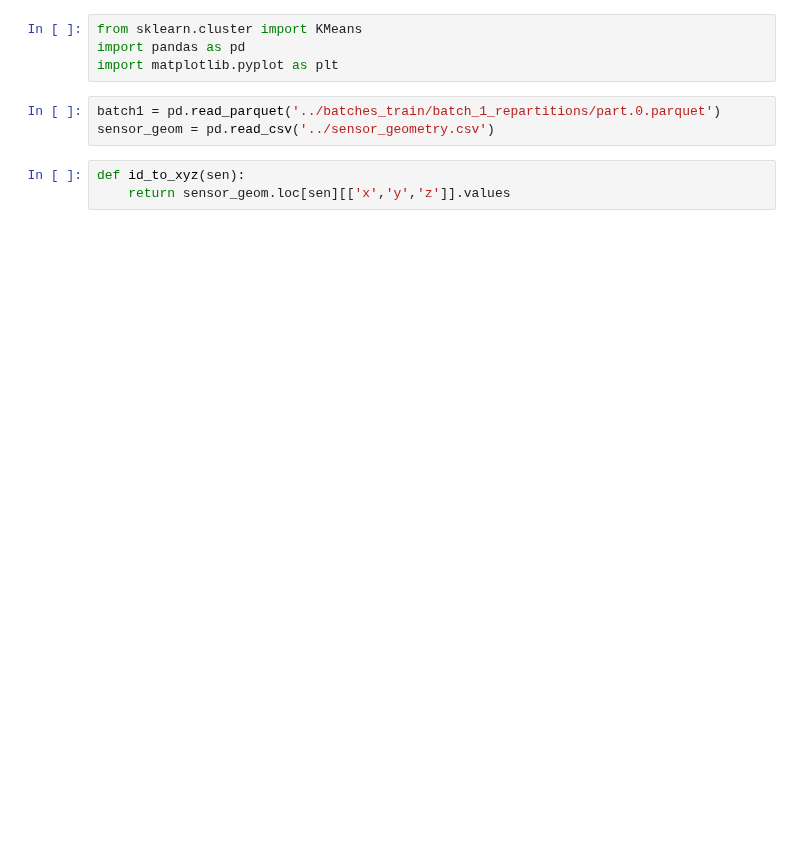
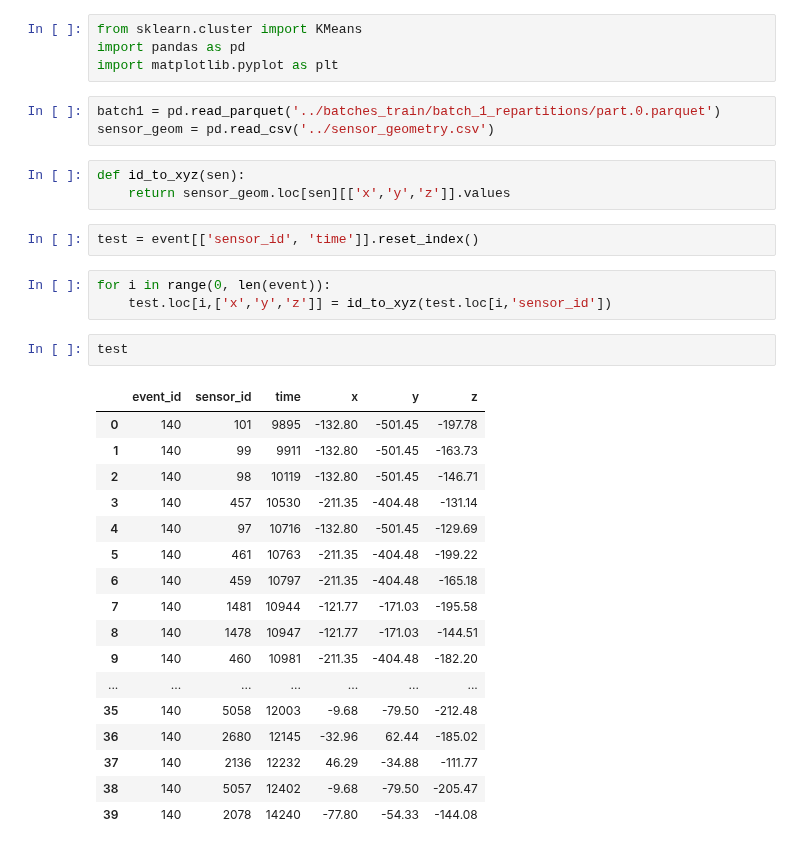
Before and after one commit to kdv97/ice-cube, a Jupyter notebook: Exploratory Data Analysis/clustering.ipynb, the cells around one changed output. Cells and saved outputs as stored; diff of their text form; blank space fills up the shorter version.

```diff
--- a/Exploratory Data Analysis/clustering.ipynb
+++ b/Exploratory Data Analysis/clustering.ipynb
@@ -8,4 +8,29 @@ sensor_geom = pd.read_csv('../sensor_geometry.csv')
 # %%
 def id_to_xyz(sen):
     return sensor_geom.loc[sen][['x','y','z']].values
+# %%
+test = event[['sensor_id', 'time']].reset_index()
+# %%
+for i in range(0, len(event)):
+    test.loc[i,['x','y','z']] = id_to_xyz(test.loc[i,'sensor_id'])
+# %%
+test
+# %% [output]
+|  | event_id | sensor_id | time | x | y | z |
+| 0 | 140 | 101 | 9895 | -132.80 | -501.45 | -197.78 |
+| 1 | 140 | 99 | 9911 | -132.80 | -501.45 | -163.73 |
+| 2 | 140 | 98 | 10119 | -132.80 | -501.45 | -146.71 |
+| 3 | 140 | 457 | 10530 | -211.35 | -404.48 | -131.14 |
+| 4 | 140 | 97 | 10716 | -132.80 | -501.45 | -129.69 |
+| 5 | 140 | 461 | 10763 | -211.35 | -404.48 | -199.22 |
+| 6 | 140 | 459 | 10797 | -211.35 | -404.48 | -165.18 |
+| 7 | 140 | 1481 | 10944 | -121.77 | -171.03 | -195.58 |
+| 8 | 140 | 1478 | 10947 | -121.77 | -171.03 | -144.51 |
+| 9 | 140 | 460 | 10981 | -211.35 | -404.48 | -182.20 |
+| ... | ... | ... | ... | ... | ... | ... |
+| 35 | 140 | 5058 | 12003 | -9.68 | -79.50 | -212.48 |
+| 36 | 140 | 2680 | 12145 | -32.96 | 62.44 | -185.02 |
+| 37 | 140 | 2136 | 12232 | 46.29 | -34.88 | -111.77 |
+| 38 | 140 | 5057 | 12402 | -9.68 | -79.50 | -205.47 |
+| 39 | 140 | 2078 | 14240 | -77.80 | -54.33 | -144.08 |
 # %%
```
Also changed, not shown: parts of 1 cell of this notebook, 3 other files.
